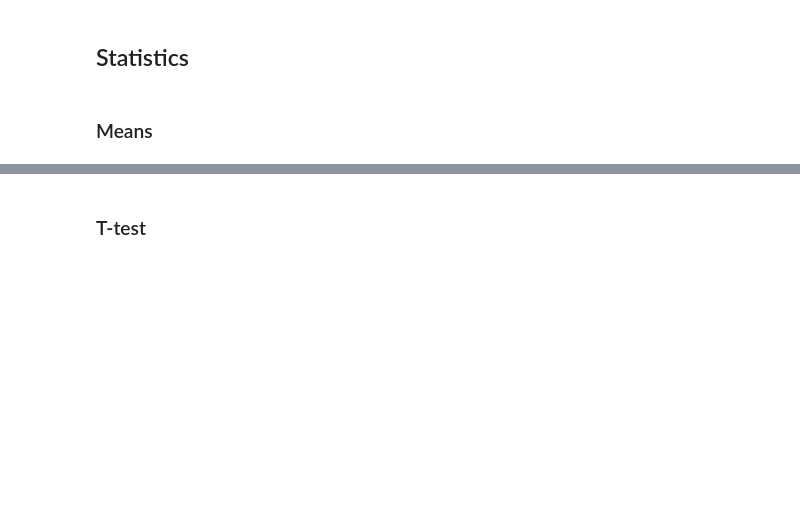
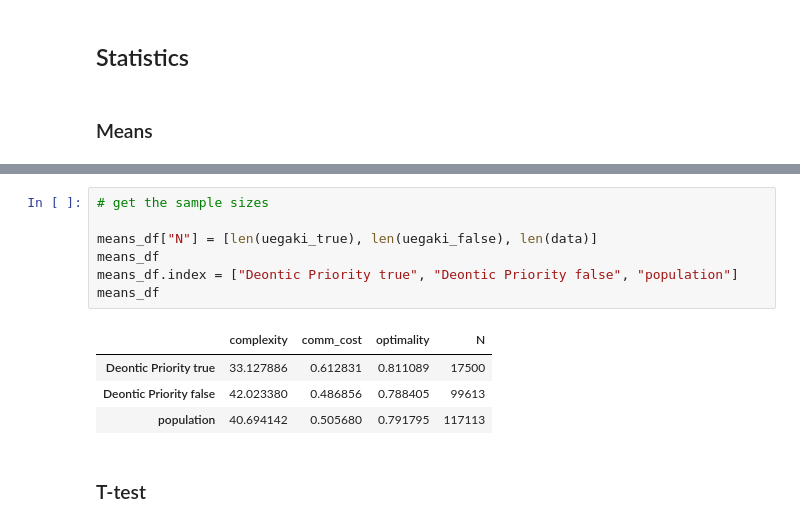
Before and after one commit to nathimel/modals-effcomm, a Jupyter notebook: src/cogsci_analysis.ipynb, the cells around one changed output, grey strips where cells are left out. Drawn from its saved outputs; the diff is of its cells as text; blank space fills up the shorter version.

```diff
--- a/src/cogsci_analysis.ipynb
+++ b/src/cogsci_analysis.ipynb
@@ -156,3 +188,15 @@ means_df
+# %%
+# get the sample sizes
+
+means_df["N"] = [len(uegaki_true), len(uegaki_false), len(data)]
+means_df
+means_df.index = ["Deontic Priority true", "Deontic Priority false", "population"]
+means_df
+# %% [output]
+|  | complexity | comm_cost | optimality | N |
+| Deontic Priority true | 33.127886 | 0.612831 | 0.811089 | 17500 |
+| Deontic Priority false | 42.023380 | 0.486856 | 0.788405 | 99613 |
+| population | 40.694142 | 0.505680 | 0.791795 | 117113 |
 # %% [markdown]
 ### T-test
 # %%
```
Also changed, not shown: parts of 5 cells of this notebook, 2 other files.
